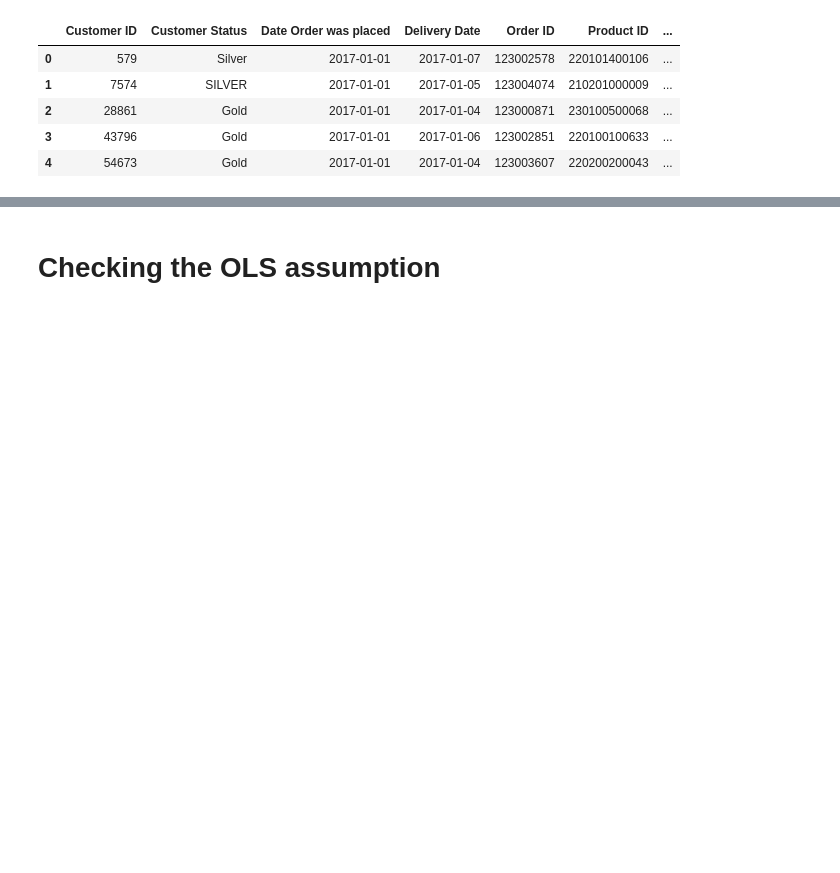
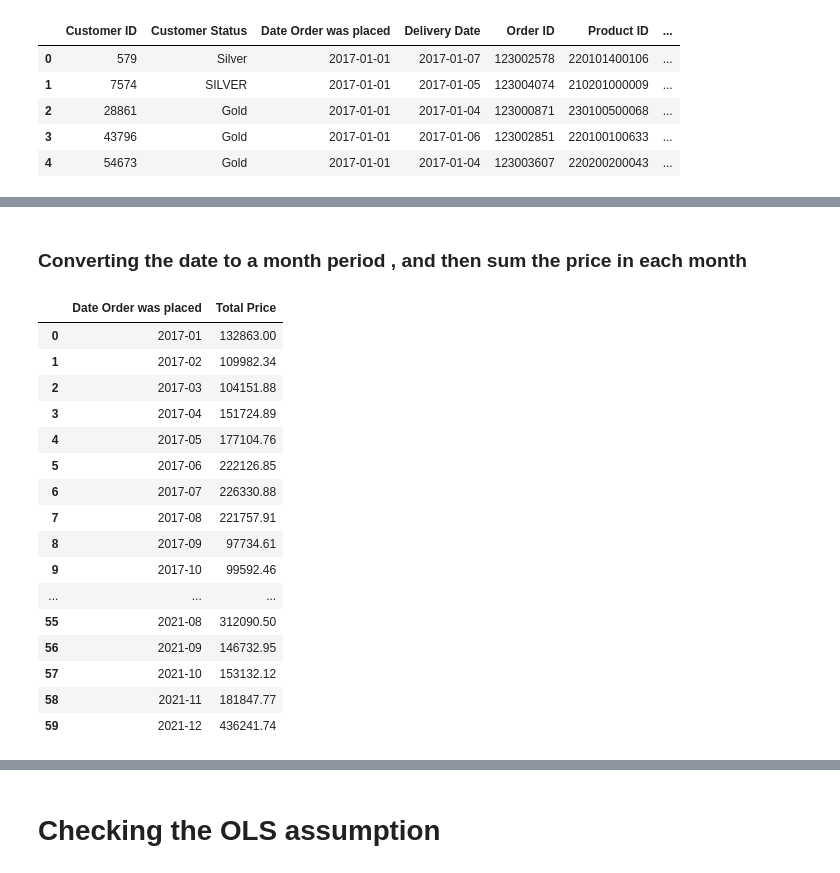
Before and after one commit to DheyaAlqaderi/ML_Model_Example, a Jupyter notebook: sklearn-Linear-Regression-Practical-Example.ipynb, the cells around one changed output, grey strips where cells are left out. Drawn from its saved outputs; the diff is of its cells as text; code cells hidden in the pictures; blank space fills up the shorter version.

```diff
--- a/sklearn-Linear-Regression-Practical-Example.ipynb
+++ b/sklearn-Linear-Regression-Practical-Example.ipynb
@@ -158,0 +130,25 @@ sns.histplot(data_2['Mileage'], kde=True)
+# %% [markdown]
+### Converting the date to a month period , and then sum the price in each month
+# %%
+data_cleaned1 = data_cleaned.drop(['Delivery Date'], axis=1)
+data_cleaned1['Date Order was placed'] = data_cleaned1['Date Order was placed'].dt.to_period("M")
+monthly_sales = data_cleaned1.groupby('Date Order was placed').sum().reset_index()
+monthly_sales
+# %% [output]
+|  | Date Order was placed | Total Price |
+| 0 | 2017-01 | 132863.00 |
+| 1 | 2017-02 | 109982.34 |
+| 2 | 2017-03 | 104151.88 |
+| 3 | 2017-04 | 151724.89 |
+| 4 | 2017-05 | 177104.76 |
+| 5 | 2017-06 | 222126.85 |
+| 6 | 2017-07 | 226330.88 |
+| 7 | 2017-08 | 221757.91 |
+| 8 | 2017-09 | 97734.61 |
+| 9 | 2017-10 | 99592.46 |
+| ... | ... | ... |
+| 55 | 2021-08 | 312090.50 |
+| 56 | 2021-09 | 146732.95 |
+| 57 | 2021-10 | 153132.12 |
+| 58 | 2021-11 | 181847.77 |
+| 59 | 2021-12 | 436241.74 |
```
Also changed, not shown: parts of 53 cells of this notebook.
